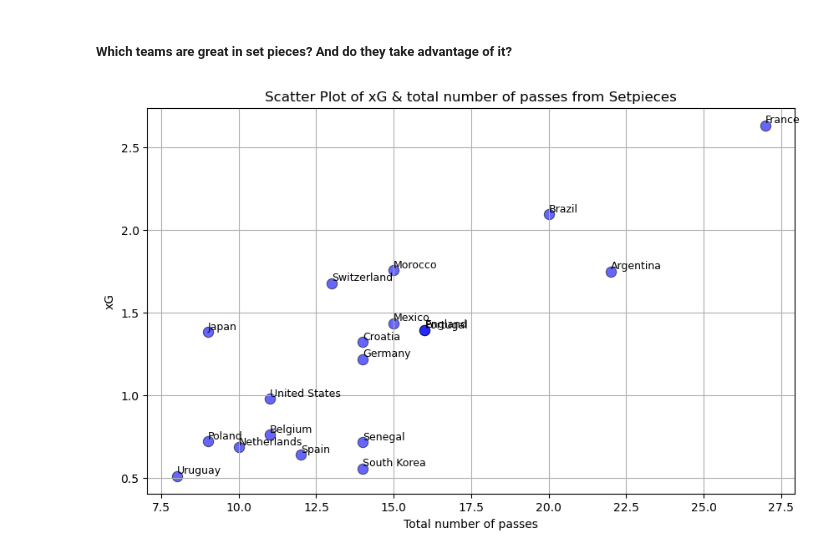
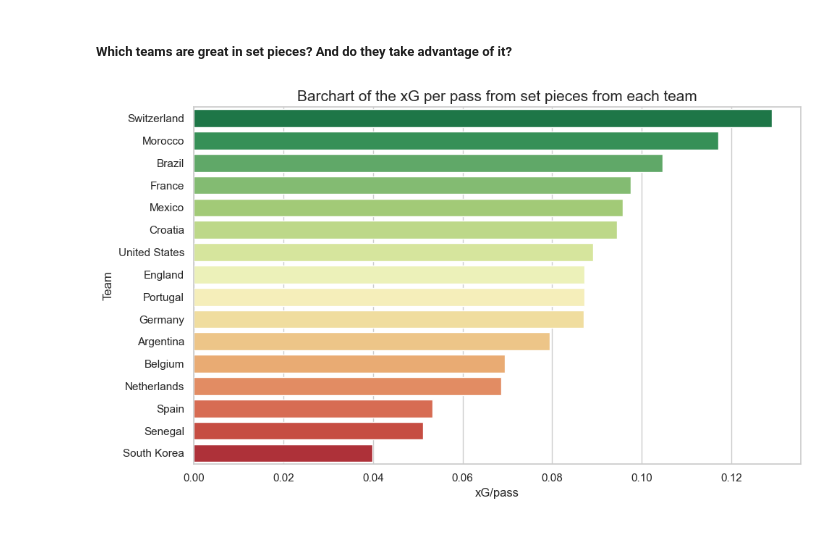
Before and after one commit to GabrielGausachs/WC2022-passes-analysed, a Jupyter notebook: code/Setpieces_teams.ipynb, the cells around one changed output. Saved outputs shown, nothing was run; the diff lists cells and outputs as text; code cells hidden in the pictures.

```diff
--- a/code/Setpieces_teams.ipynb
+++ b/code/Setpieces_teams.ipynb
@@ -71,4 +71,7 @@ setpieces_passes.columns = ['team','n_passes']
 
 # Merge the data
 merged_data = pd.merge(setpieces_shots,setpieces_passes, on='team',how='inner')
-display(merged_data.head())
+
+# Get the xG per pass and sort the dataframe
+merged_data['xG/pass'] = merged_data['shot_statsbomb_xg']/merged_data['n_passes']
+top = merged_data.sort_values(by='xG/pass', ascending=False)
@@ -82,26 +78,28 @@ display(merged_data.head())
 # %% [markdown]
 ##### Which teams are great in set pieces? And do they take advantage of it?
-# %%
-import seaborn as sns
-import matplotlib.pyplot as plt
-import random
-
-# Threshold for only showing the best
-merged_data = merged_data[merged_data['n_passes']>7]
-merged_data = merged_data[merged_data['shot_statsbomb_xg']>0.3]
-plt.figure(figsize=(10, 6))
-sns.scatterplot(data=merged_data, x='n_passes', y='shot_statsbomb_xg', s=80, edgecolor='black',color='blue',
-                alpha=0.6)
-
-for i, row in merged_data.iterrows():
-        plt.text(row['n_passes'], row['shot_statsbomb_xg'], row['team'], fontsize=9, ha='left', va='bottom')
-
-plt.title('Scatter Plot of xG & total number of passes from Setpieces')
-plt.xlabel('Total number of passes')
-plt.ylabel('xG')
-
-plt.grid(True)
-plt.savefig('../img/ScatterPlotSetPieces.png')
-plt.show()
-# %% [output]
-[figure, removed]
+# %%
+import seaborn as sns
+import matplotlib.pyplot as plt
+
+plt.figure(figsize=(10, 6))
+sns.set(style="whitegrid")
+
+# Threshold of minimum 10 passes
+top = top[top['n_passes']>=10]
+
+# Colors from green to red
+colors = sns.color_palette("RdYlGn_r", len(top))
+
+plot = sns.barplot(x='xG/pass', y='team', data=top, palette=colors)
+
+plt.xlabel('xG/pass')
+plt.ylabel('Team')
+plt.title('Barchart of the xG per pass from set pieces from each team',fontsize=15)
+
+plt.tight_layout()
+
+plt.savefig('../img/Barchartxgpass.png')
+
+plt.show()
+# %% [output]
+[figure, added]
```
Also changed, not shown: parts of 1 cell of this notebook, 3 other files.
